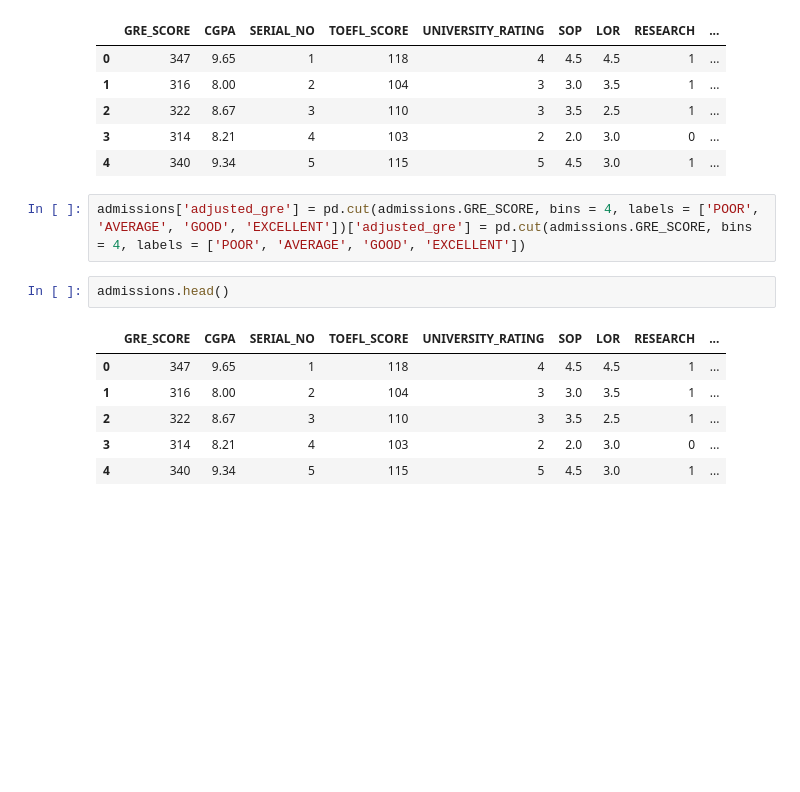
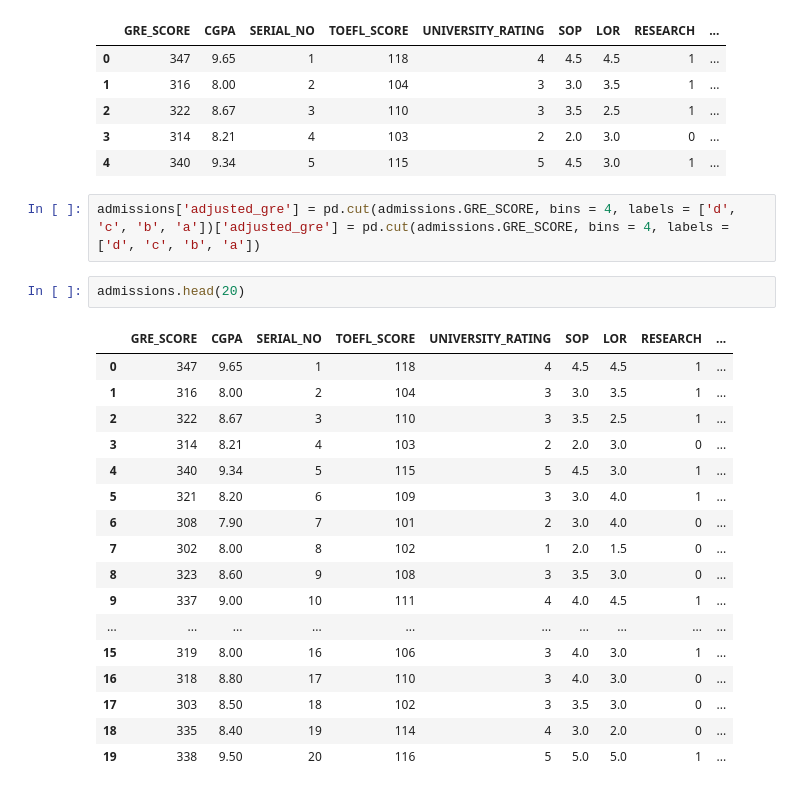
Before and after one commit to ironhack-bcn-data-pt/25-lab-advanced-pandas, a Jupyter notebook: your-code/main.ipynb, the cells around one changed output. Cells and saved outputs as stored; diff of their text form; blank space fills up the shorter version.

```diff
--- a/your-code/main.ipynb
+++ b/your-code/main.ipynb
@@ -280,13 +280,24 @@ admissions.head()
 | 3 | 314 | 8.21 | 4 | 103 | 2 | 2.0 | 3.0 | 0 | ... |
 | 4 | 340 | 9.34 | 5 | 115 | 5 | 4.5 | 3.0 | 1 | ... |
 # %%
-admissions['adjusted_gre'] = pd.cut(admissions.GRE_SCORE, bins = 4, labels = ['POOR', 'AVERAGE', 'GOOD', 'EXCELLENT'])['adjusted_gre'] = pd.cut(admissions.GRE_SCORE, bins = 4, labels = ['POOR', 'AVERAGE', 'GOOD', 'EXCELLENT'])
+admissions['adjusted_gre'] = pd.cut(admissions.GRE_SCORE, bins = 4, labels = ['d', 'c', 'b', 'a'])['adjusted_gre'] = pd.cut(admissions.GRE_SCORE, bins = 4, labels = ['d', 'c', 'b', 'a'])
 # %%
-admissions.head()
+admissions.head(20)
 # %% [output]
 |  | GRE_SCORE | CGPA | SERIAL_NO | TOEFL_SCORE | UNIVERSITY_RATING | SOP | LOR | RESEARCH | ... |
 | 0 | 347 | 9.65 | 1 | 118 | 4 | 4.5 | 4.5 | 1 | ... |
 | 1 | 316 | 8.00 | 2 | 104 | 3 | 3.0 | 3.5 | 1 | ... |
 | 2 | 322 | 8.67 | 3 | 110 | 3 | 3.5 | 2.5 | 1 | ... |
 | 3 | 314 | 8.21 | 4 | 103 | 2 | 2.0 | 3.0 | 0 | ... |
 | 4 | 340 | 9.34 | 5 | 115 | 5 | 4.5 | 3.0 | 1 | ... |
+| 5 | 321 | 8.20 | 6 | 109 | 3 | 3.0 | 4.0 | 1 | ... |
+| 6 | 308 | 7.90 | 7 | 101 | 2 | 3.0 | 4.0 | 0 | ... |
+| 7 | 302 | 8.00 | 8 | 102 | 1 | 2.0 | 1.5 | 0 | ... |
+| 8 | 323 | 8.60 | 9 | 108 | 3 | 3.5 | 3.0 | 0 | ... |
+| 9 | 337 | 9.00 | 10 | 111 | 4 | 4.0 | 4.5 | 1 | ... |
+| ... | ... | ... | ... | ... | ... | ... | ... | ... | ... |
+| 15 | 319 | 8.00 | 16 | 106 | 3 | 4.0 | 3.0 | 1 | ... |
+| 16 | 318 | 8.80 | 17 | 110 | 3 | 4.0 | 3.0 | 0 | ... |
+| 17 | 303 | 8.50 | 18 | 102 | 3 | 3.5 | 3.0 | 0 | ... |
+| 18 | 335 | 8.40 | 19 | 114 | 4 | 3.0 | 2.0 | 0 | ... |
+| 19 | 338 | 9.50 | 20 | 116 | 5 | 5.0 | 5.0 | 1 | ... |
```
